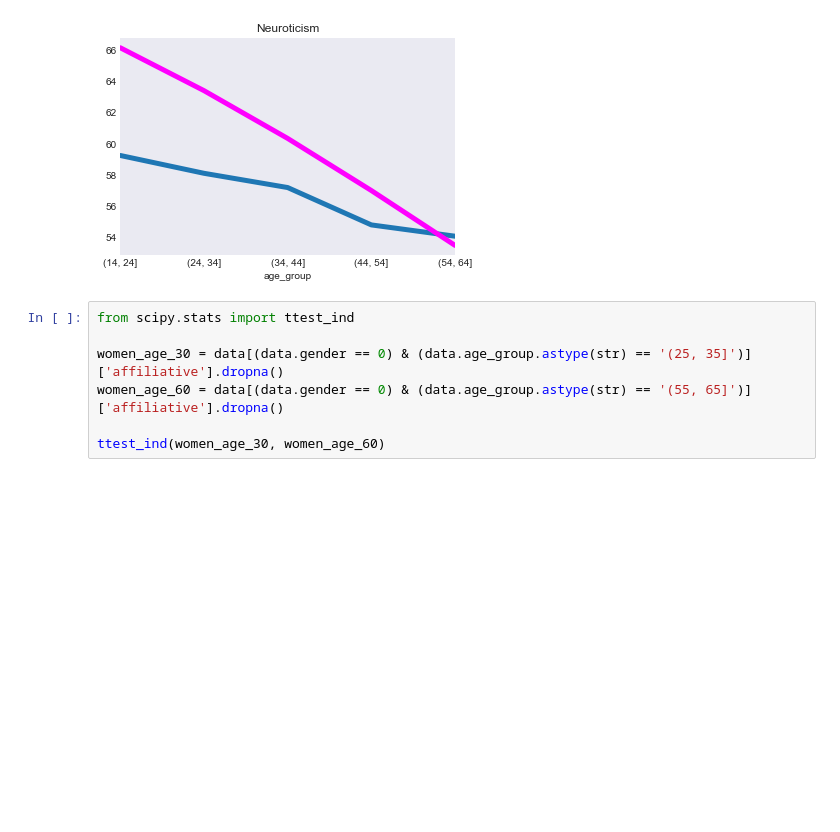
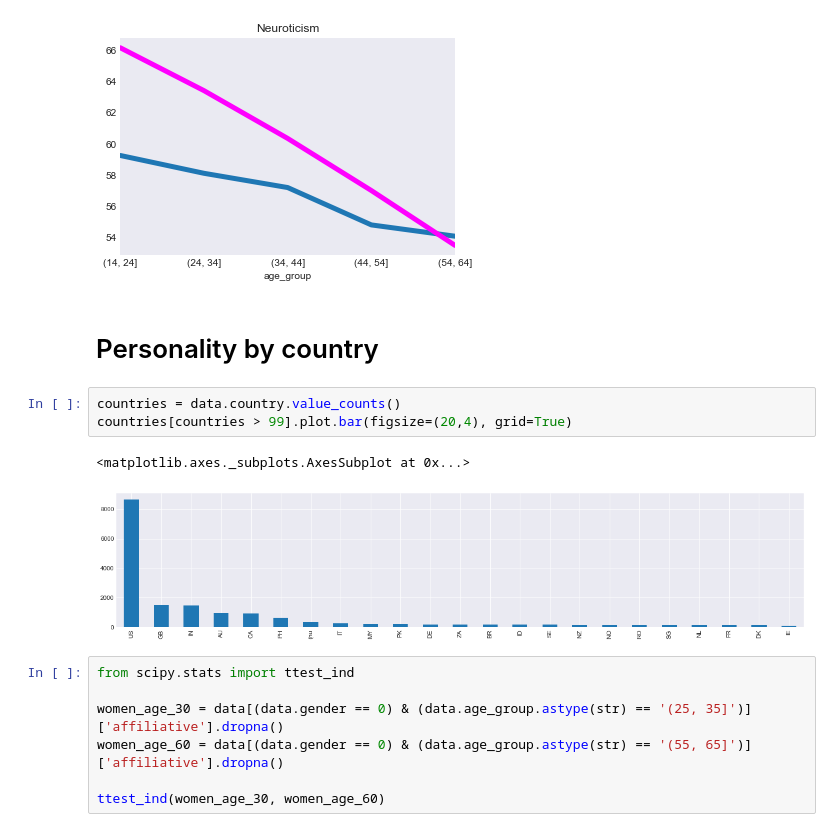
Before and after one commit to vincefav/big-five-age-and-gender, a Jupyter notebook: Big five - Age and gender.ipynb, the cells around one changed output. Drawn from its saved outputs; the diff is of its cells as text; blank space fills up the shorter version.

```diff
--- a/Big five - Age and gender.ipynb
+++ b/Big five - Age and gender.ipynb
@@ -154,6 +194,14 @@ plt.title('Neuroticism')
 # %% [output]
 <matplotlib.text.Text at 0x...>
 [figure]
+# %% [markdown]
+# Personality by country
+# %%
+countries = data.country.value_counts()
+countries[countries > 99].plot.bar(figsize=(20,4), grid=True)
+# %% [output]
+<matplotlib.axes._subplots.AxesSubplot at 0x...>
+[figure, added]
 # %%
 from scipy.stats import ttest_ind
 
```
Also changed, not shown: parts of 8 cells of this notebook.
